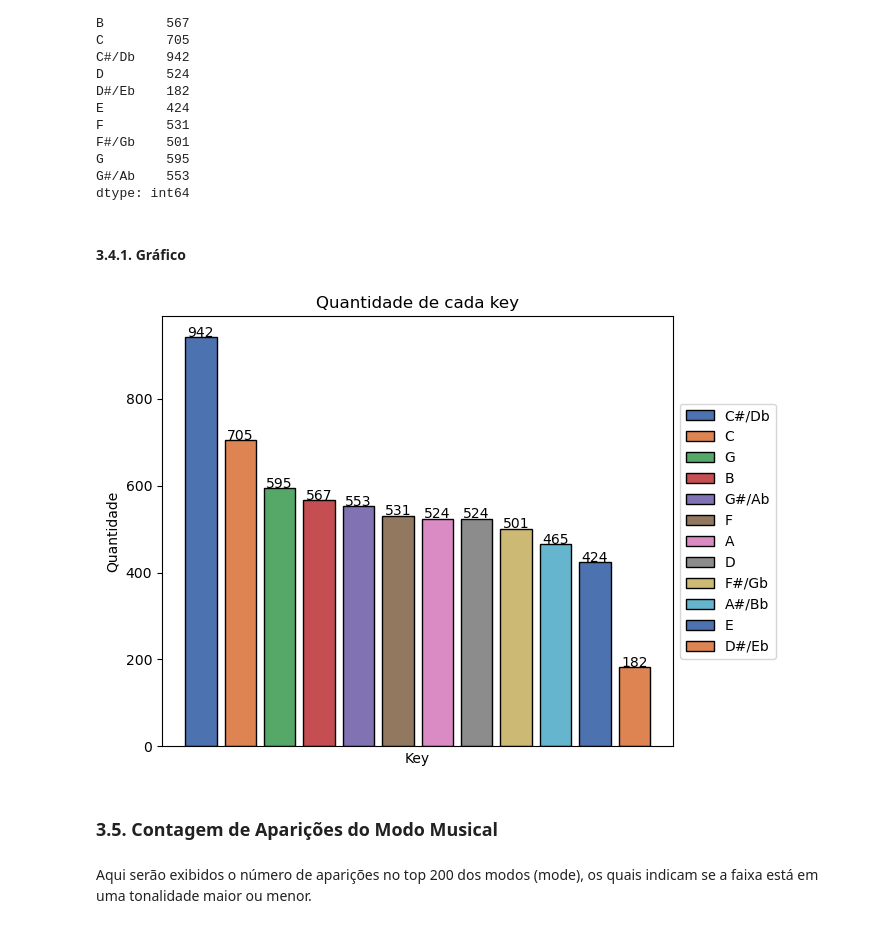
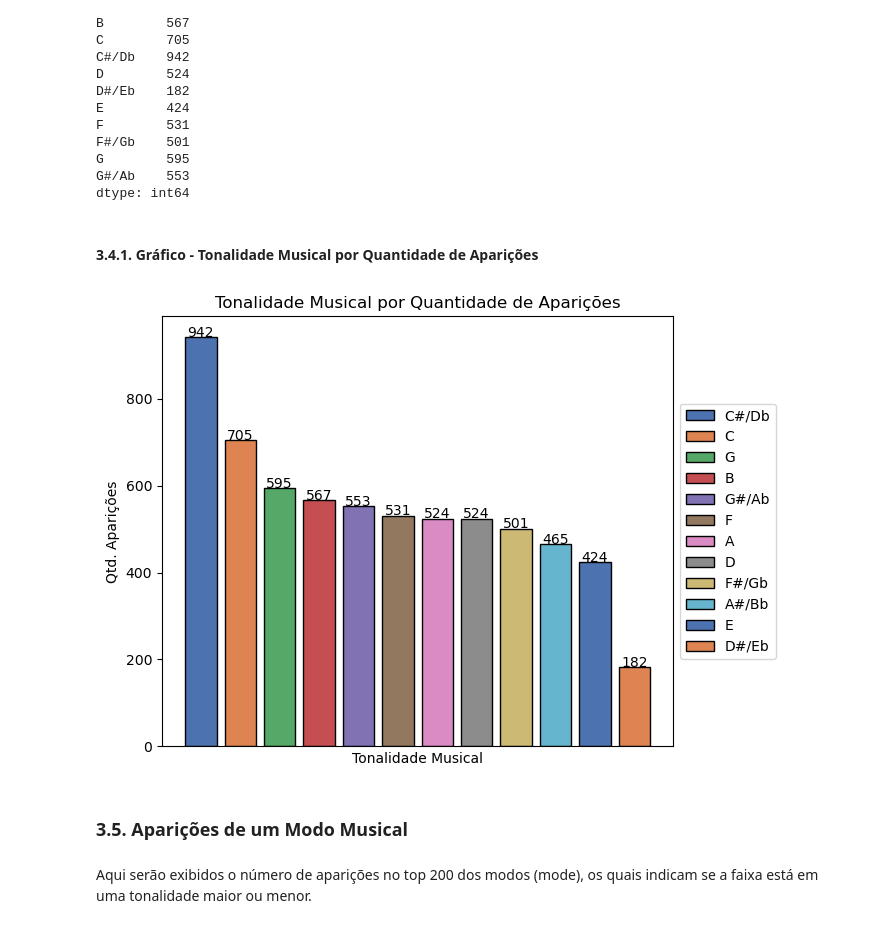
Before and after one commit to EandroC/ExplorandoPrincipaisMusicasDoSpotify, a Jupyter notebook: Analise.ipynb, the cells around one changed output. Drawn from its saved outputs; the diff is of its cells as text; code cells hidden in the pictures.

```diff
--- a/Analise.ipynb
+++ b/Analise.ipynb
@@ -340,37 +349,34 @@ G        595
 G#/Ab    553
 dtype: int64
 # %% [markdown]
-#### 3\.4\.1\. Gráfico
+#### 3\.4\.1\. Gráfico - Tonalidade Musical por Quantidade de Aparições
 # %%
 plt.figure(figsize=(7, 5))
 
 key_counts = dados['key'].value_counts()
 keys = key_counts.index
 
 quantidades = key_counts.values
 
 cores = sns.color_palette("deep", len(keys))
-
 bars = plt.bar(keys, quantidades, color=cores, edgecolor='black')
 
-plt.xlabel('Key')
-plt.ylabel('Quantidade')
-plt.title('Quantidade de cada key')
+plt.xlabel('Tonalidade Musical')
+plt.ylabel('Qtd. Aparições')
+plt.title('Tonalidade Musical por Quantidade de Aparições')
 
 for i in range(len(keys)):
     plt.text(keys[i], quantidades[i] + 0.3, str(quantidades[i]), ha='center')
 
 plt.xticks([])
 
 plt.legend(bars, keys, loc='center left', bbox_to_anchor=(1, 0.5))
-
 plt.tight_layout()
-
 plt.show()
 # %% [output]
-[figure, old version]
+[figure, new version]
 # %% [markdown]
-###  3\.5\. Contagem de Aparições do Modo Musical
+###  3\.5\. Aparições de um Modo Musical
 # %% [markdown]
 Aqui serão exibidos o número de aparições no top 200 dos modos (mode), os quais indicam se a faixa está em uma tonalidade maior ou menor.
 # %%
```
Also changed, not shown: parts of 34 cells of this notebook.
